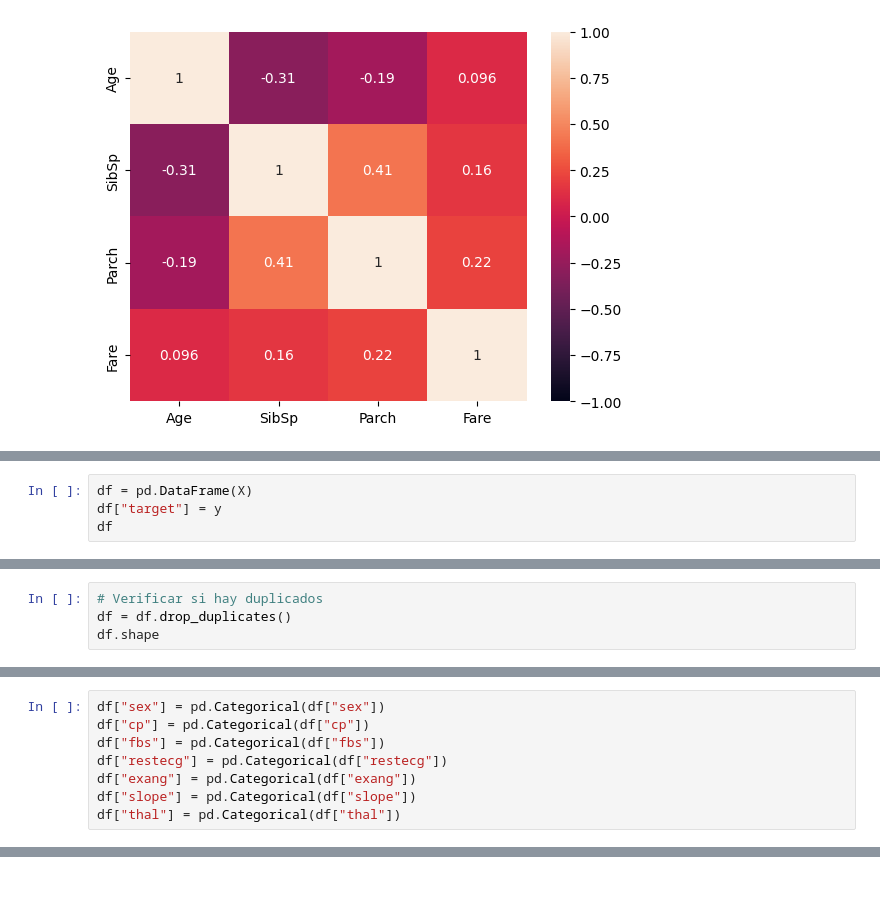
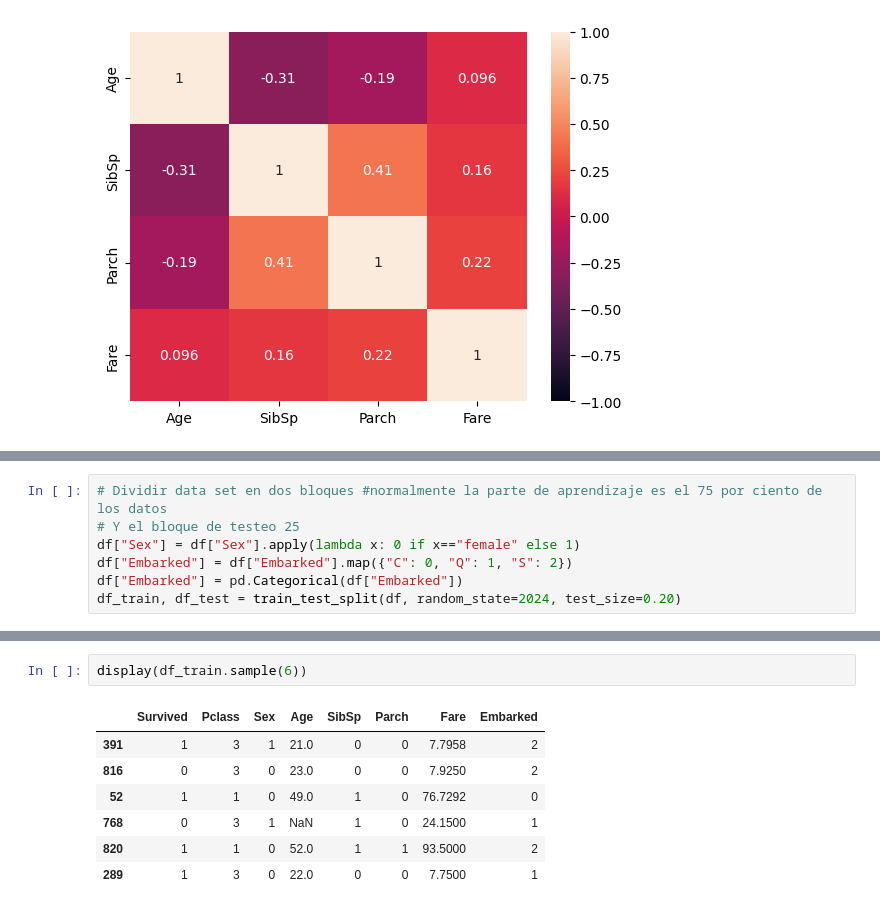
Before and after one commit to jessmiramontes/titanic, a Jupyter notebook: notebook.ipynb, the cells around one changed output, grey strips where cells are left out. Drawn from its saved outputs; the diff is of its cells as text.

```diff
--- a/notebook.ipynb
+++ b/notebook.ipynb
@@ -307,4 +274,0 @@ print(heart_disease.variables)
-# %%
-df = pd.DataFrame(X)
-df["target"] = y
-df
@@ -359,4 +274,0 @@ df.sample(10, random_state=2024)
-# %%
-# Verificar si hay duplicados
-df = df.drop_duplicates()
-df.shape
@@ -385,8 +274,0 @@ Name: count, dtype: int64
-# %%
-df["sex"] = pd.Categorical(df["sex"])
-df["cp"] = pd.Categorical(df["cp"])
-df["fbs"] = pd.Categorical(df["fbs"])
-df["restecg"] = pd.Categorical(df["restecg"])
-df["exang"] = pd.Categorical(df["exang"])
-df["slope"] = pd.Categorical(df["slope"])
-df["thal"] = pd.Categorical(df["thal"])
@@ -423,0 +294,7 @@ df.describe(include= np.number).T
+# %%
+# Dividir data set en dos bloques #normalmente la parte de aprendizaje es el 75 por ciento de los datos
+# Y el bloque de testeo 25
+df["Sex"] = df["Sex"].apply(lambda x: 0 if x=="female" else 1)
+df["Embarked"] = df["Embarked"].map({"C": 0, "Q": 1, "S": 2})
+df["Embarked"] = pd.Categorical(df["Embarked"])
+df_train, df_test = train_test_split(df, random_state=2024, test_size=0.20)
@@ -423,0 +338,10 @@ df.describe(include= np.number).T
+# %%
+display(df_train.sample(6))
+# %% [output]
+|  | Survived | Pclass | Sex | Age | SibSp | Parch | Fare | Embarked |
+| 391 | 1 | 3 | 1 | 21.0 | 0 | 0 | 7.7958 | 2 |
+| 816 | 0 | 3 | 0 | 23.0 | 0 | 0 | 7.9250 | 2 |
+| 52 | 1 | 1 | 0 | 49.0 | 1 | 0 | 76.7292 | 0 |
+| 768 | 0 | 3 | 1 | NaN | 1 | 0 | 24.1500 | 1 |
+| 820 | 1 | 1 | 0 | 52.0 | 1 | 1 | 93.5000 | 2 |
+| 289 | 1 | 3 | 0 | 22.0 | 0 | 0 | 7.7500 | 1 |
```
Also changed, not shown: parts of 30 cells of this notebook.
